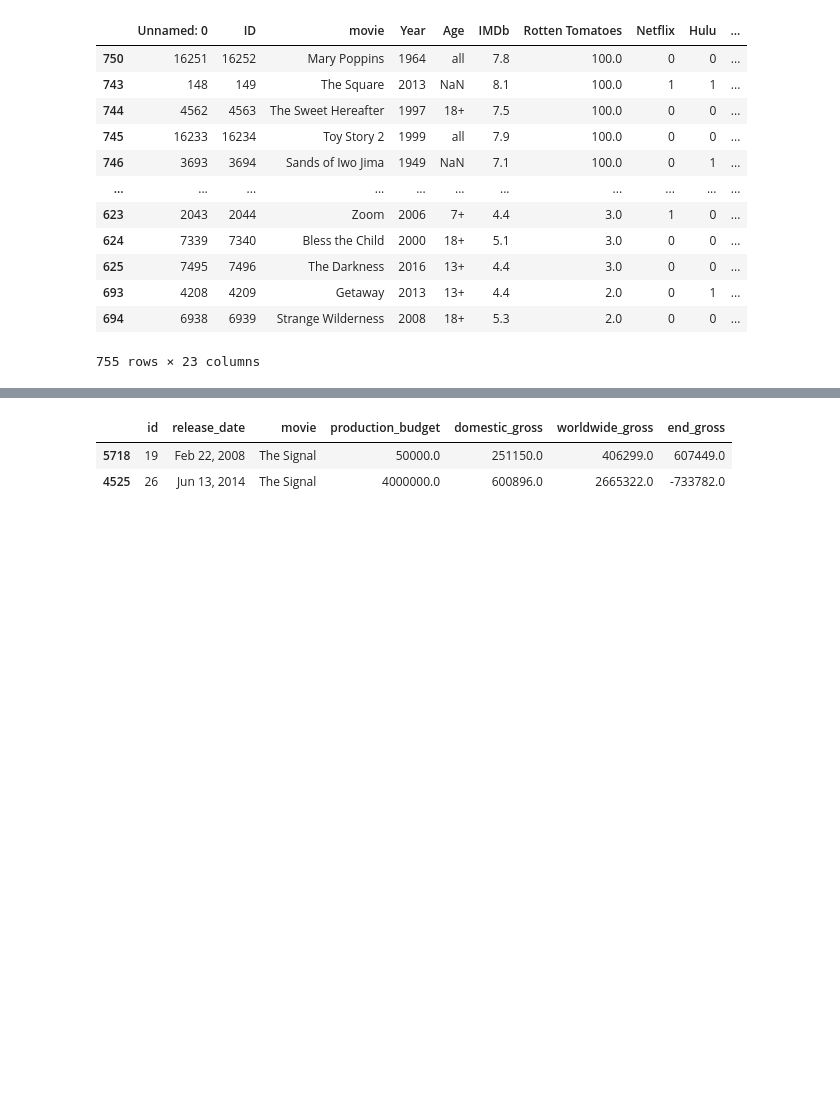
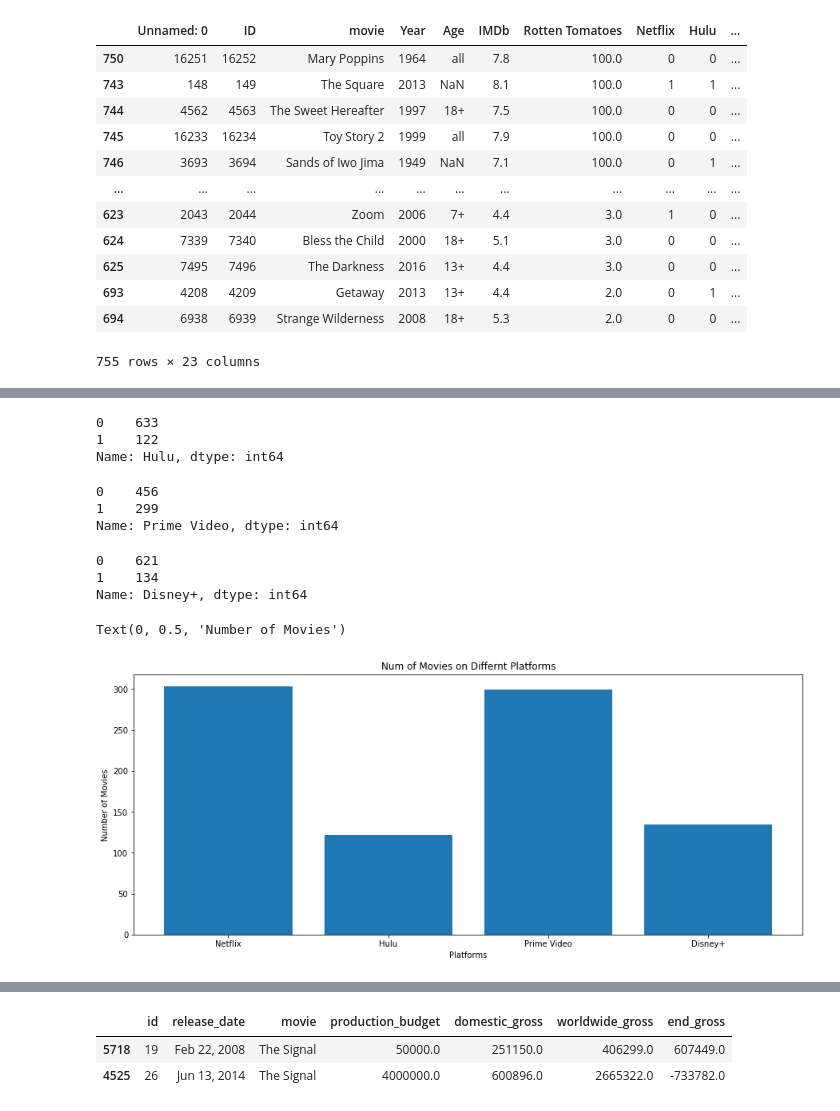
Before and after one commit to cclacey/microsoft_movie_analysis, a Jupyter notebook: create_sql_database.ipynb, the cells around one changed output, grey strips where cells are left out. Cells and saved outputs as stored; diff of their text form; code cells hidden in the pictures; blank space fills up the shorter version.

Commit message:
added graphs

```diff
--- a/create_sql_database.ipynb
+++ b/create_sql_database.ipynb
@@ -640,0 +647,18 @@ last_data.sort_values('Rotten Tomatoes', ascending = False)
+# %%
+last_data['Hulu'].value_counts()
+# %% [output]
+0    633
+1    122
+Name: Hulu, dtype: int64
+# %%
+last_data['Prime Video'].value_counts()
+# %% [output]
+0    456
+1    299
+Name: Prime Video, dtype: int64
+# %%
+last_data['Disney+'].value_counts()
+# %% [output]
+0    621
+1    134
+Name: Disney+, dtype: int64
@@ -640,0 +667,15 @@ last_data.sort_values('Rotten Tomatoes', ascending = False)
+# %%
+numofmovie = [303, 122, 299, 134]
+nameofplatform = ['Netflix', 'Hulu', 'Prime Video', 'Disney+']
+# %%
+x = nameofplatform
+y = numofmovie
+plot_one_fig, plot_one_ax = plt.subplots(figsize = (15, 6))
+
+plot_one_ax.bar(x,y)
+plot_one_ax.set_title('Num of Movies on Differnt Platforms')
+plot_one_ax.set_xlabel('Platforms')
+plot_one_ax.set_ylabel('Number of Movies')
+# %% [output]
+Text(0, 0.5, 'Number of Movies')
+[figure, added]
```
Also changed, not shown: parts of 13 cells of this notebook.
